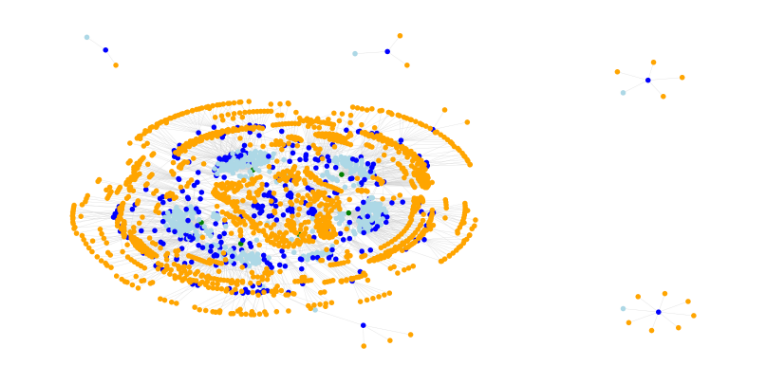
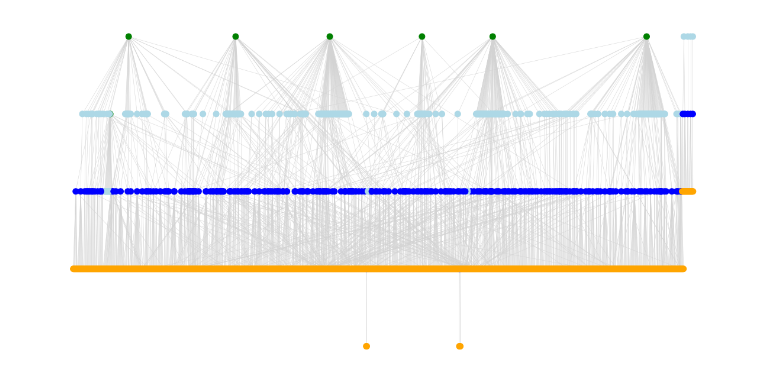
Before and after one commit to zazuko/lined-lobbysts, a Jupyter notebook: graphviz.ipynb, the cells around one changed output. Cells and saved outputs as stored; diff of their text form; code cells hidden in the pictures.

```diff
--- a/graphviz.ipynb
+++ b/graphviz.ipynb
@@ -13,8 +13,8 @@ query_politician_lobbyst)
 import matplotlib.pyplot as plt
 # %%
 graph = nx.DiGraph()
-graph = generate_politician_party_relation(graph, 10)
-#graph = generate_politician_org_relation(graph, 0, 70)
+graph = generate_politician_party_relation(graph, 5)
+graph = generate_politician_org_relation(graph, 10, 12)
 graph = generate_politician_lobbyist_relation(graph)
 graph = generate_lobbyist_org_relation(graph)
 # %%
@@ -28,17 +28,17 @@ mapping = {
 colors = [mapping[attribute] for attribute in attributes.values()]
 # %%
 plt.figure(figsize=(16, 8))
-pos = nx.nx_agraph.graphviz_layout(graph, prog="sfdp") #"dot", "sfdp", neato
+pos = nx.nx_agraph.graphviz_layout(graph, prog="dot") #"dot", "sfdp", neato
 #pos = nx.nx_agraph.graphviz_layout(graph)
 #pos = nx.spring_layout(graph)
 
 options = {
     'node_size': 100,
     'width': 0.5,
     'arrows': False,
     'edge_color': "lightgrey"
 }
 nx.draw(graph, node_color=colors, pos=pos, **options)
 plt.show()
 # %% [output]
-[figure, old version]
+[figure, new version]
```
Also changed, not shown: 3 other files.
